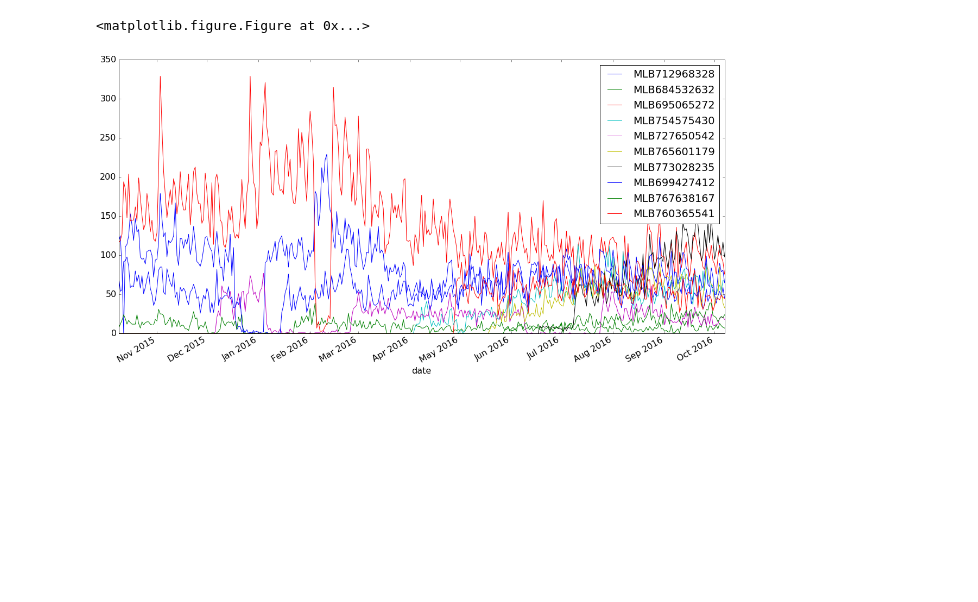
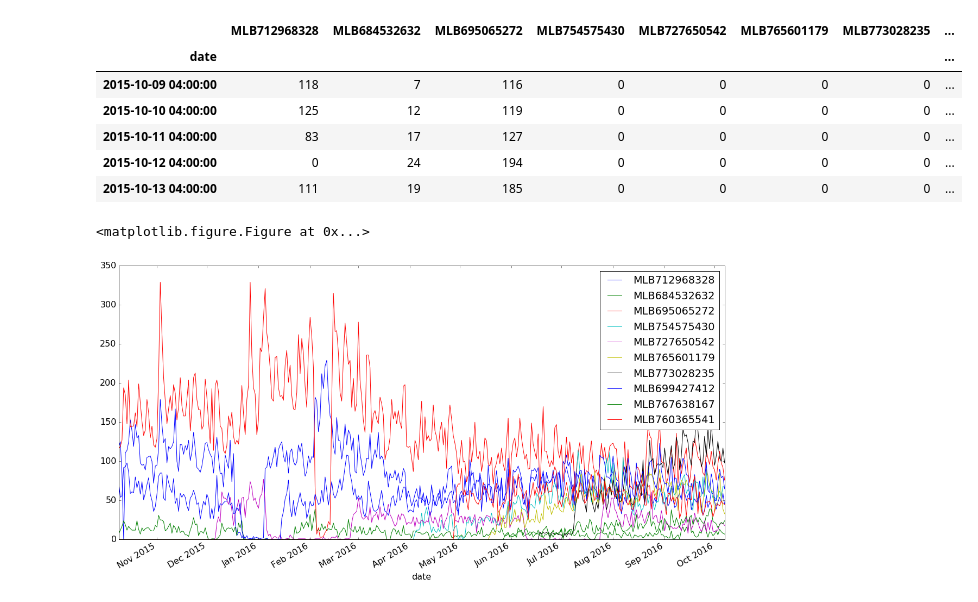
Before and after one commit to lpillmann/certi-mercadolivre, a Jupyter notebook: visits_from_query.ipynb, the cells around one changed output. Cells and saved outputs as stored; diff of their text form; code cells hidden in the pictures; blank space fills up the shorter version.

```diff
--- a/visits_from_query.ipynb
+++ b/visits_from_query.ipynb
@@ -68,9 +79,17 @@ for item in data[1:]:
 # %%
 # fixes df, parsing 'date' properly and setting as index column
 visits_df['date'] = pd.to_datetime(visits_df['date'])
 visits_df = visits_df.set_index('date')
 
-#visits_df.head()
+visits_df.head()
+# %% [output]
+|  | MLB712968328 | MLB684532632 | MLB695065272 | MLB754575430 | MLB727650542 | MLB765601179 | MLB773028235 | ... |
+| date |  |  |  |  |  |  |  | ... |
+| 2015-10-09 04:00:00 | 118 | 7 | 116 | 0 | 0 | 0 | 0 | ... |
+| 2015-10-10 04:00:00 | 125 | 12 | 119 | 0 | 0 | 0 | 0 | ... |
+| 2015-10-11 04:00:00 | 83 | 17 | 127 | 0 | 0 | 0 | 0 | ... |
+| 2015-10-12 04:00:00 | 0 | 24 | 194 | 0 | 0 | 0 | 0 | ... |
+| 2015-10-13 04:00:00 | 111 | 19 | 185 | 0 | 0 | 0 | 0 | ... |
 # %%
 plt.figure()
 visits_df.plot(legend=True);
```
Also changed, not shown: parts of 4 cells of this notebook.
